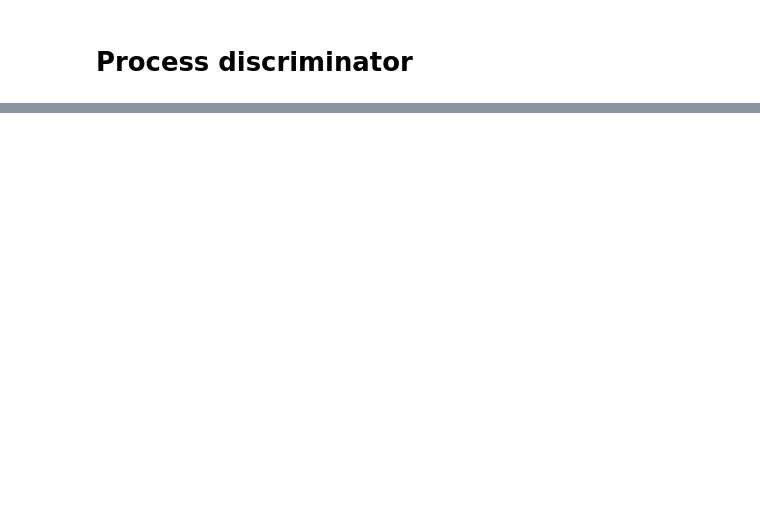
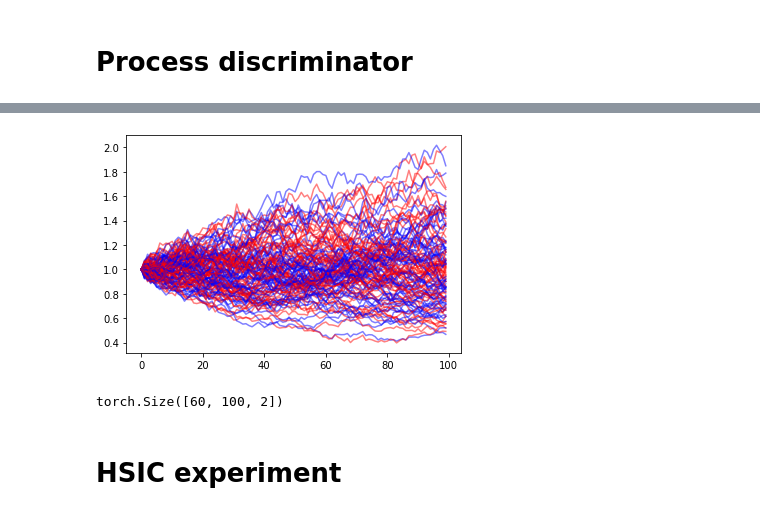
Before and after one commit to ocmob/market_simulator, a Jupyter notebook: notebooks/process_discriminator.ipynb, the cells around one changed output, grey strips where cells are left out. Saved outputs shown, nothing was run; the diff lists cells and outputs as text; code cells hidden in the pictures; blank space fills up the shorter version.

Commit message:
basic HSIC test results ready

```diff
--- a/notebooks/process_discriminator.ipynb
+++ b/notebooks/process_discriminator.ipynb
@@ -49,0 +56,4 @@ Do set1 and set3 come from DIFFERENT distributions? False
+# %%
+def generate_correlated_gbms_lead_lag(mu, sigma, cov, n_points = 100, rng = default_rng(69)):
+    gbm1, gbm2, timeline = generate_correlated_gbms_with_timeline(mu, sigma, cov, n_points + 1, rng)
+    return lead_lag_embedding_row_vct(gbm1), lead_lag_embedding_row_vct(gbm2)
@@ -49,0 +68,26 @@ Do set1 and set3 come from DIFFERENT distributions? False
+# %%
+def generate_test_arrays(cov, mu = 0.02, sigma = 0.3, genf = generate_correlated_gbms_lead_lag, n_paths = 60, m_time_points = 100):
+    a1 = []
+    a2 = []
+
+    rng = default_rng(69)
+
+    for i in range(n_paths):
+        sig1, sig2 = genf(0.02, 0.3, cov, m_time_points, rng)
+        a1.append(sig1)
+        a2.append(sig2)
+    return torch.Tensor(a1), torch.Tensor(a2)
+# %%
+test_set_1, test_set_2 = generate_test_arrays(0.5)
+
+for i in range(len(test_set_1)):
+    plt.plot(test_set_1[i, :, 1], "b", alpha=0.5)
+    plt.plot(test_set_2[i, :, 1], "r", alpha=0.5)
+# %% [output]
+[figure, added]
+# %%
+test_set_1.shape
+# %% [output]
+torch.Size([60, 100, 2])
+# %% [markdown]
+# HSIC experiment
```
Also changed, not shown: parts of 22 cells of this notebook, 8 other files.
